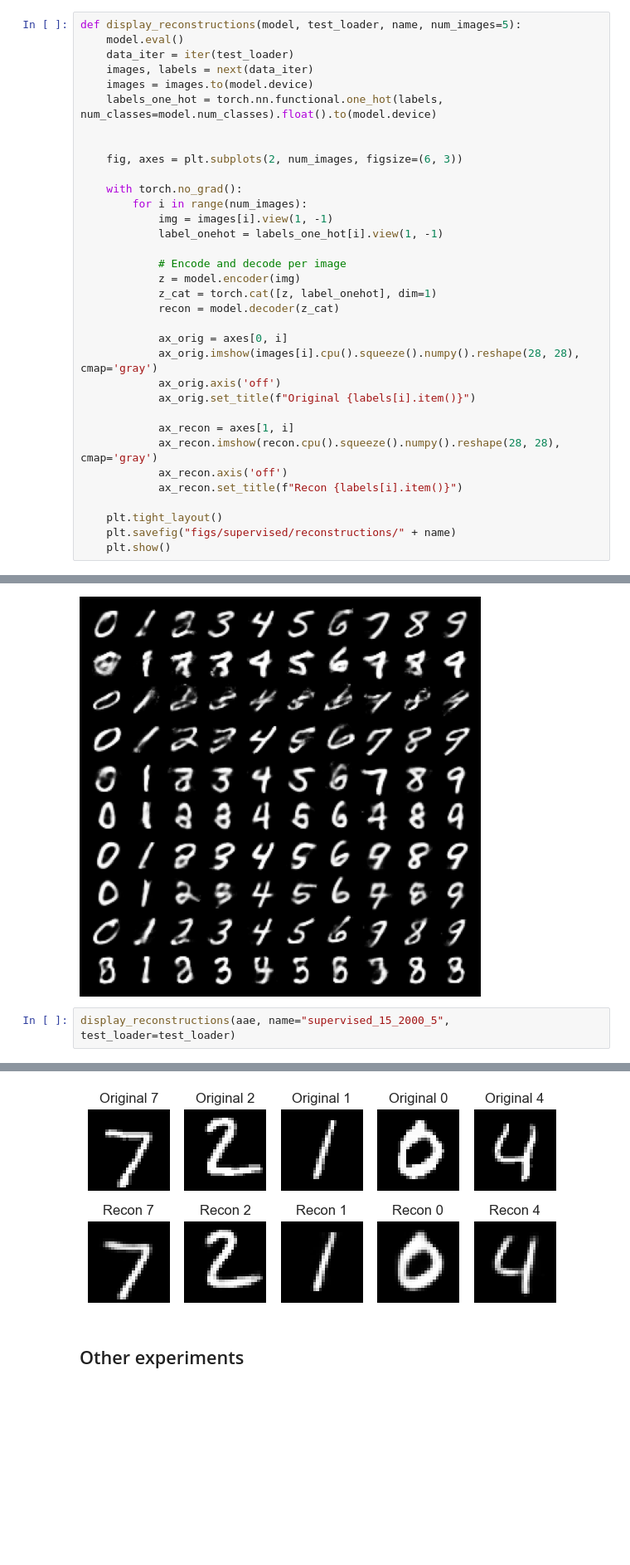
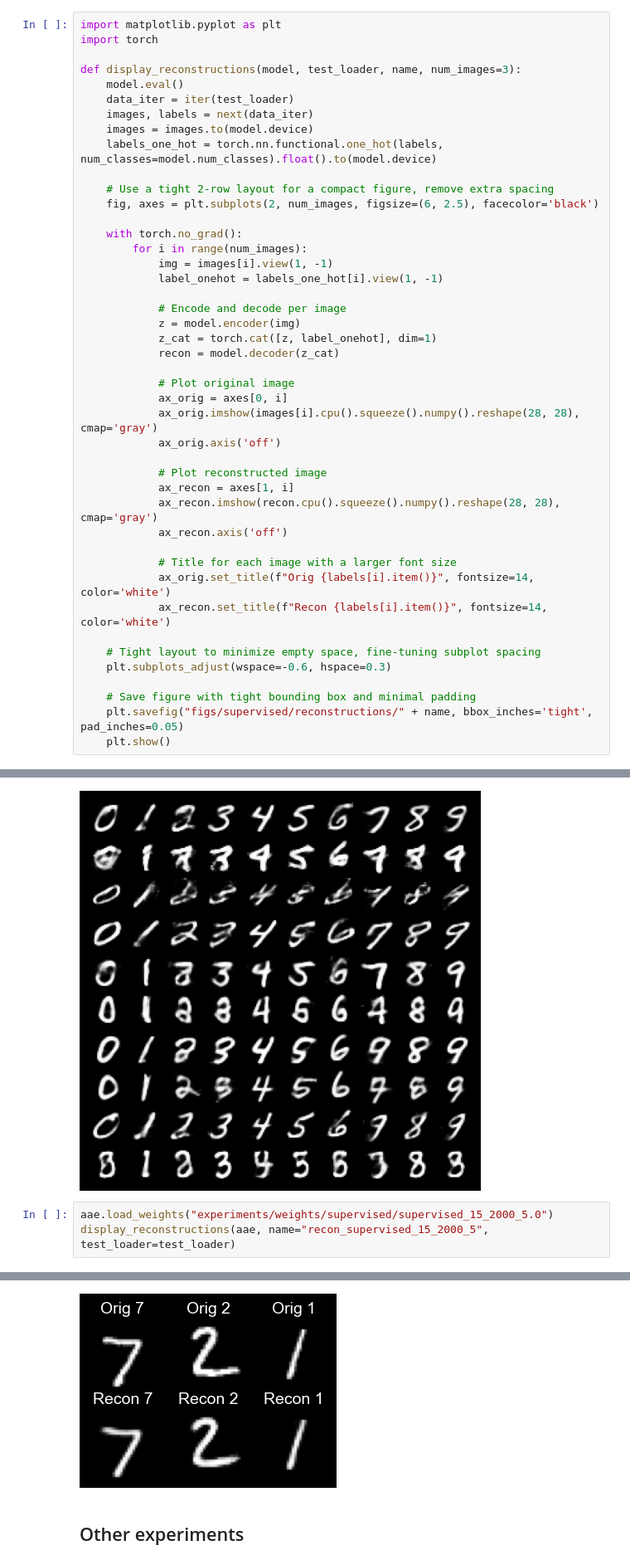
Before and after one commit to 1henrypage/adversarial-autoencoders, a Jupyter notebook: experiments/supervised_experiment.ipynb, the cells around one changed output, grey strips where cells are left out. Shown at 83% size. Saved outputs shown, nothing was run; the diff lists cells and outputs as text; blank space fills up the shorter version.

```diff
--- a/experiments/supervised_experiment.ipynb
+++ b/experiments/supervised_experiment.ipynb
@@ -59,15 +59,18 @@ aae = SupervisedAdversarialAutoencoder(
 # %% [markdown]
 ### Visualization Code
 # %%
-def display_reconstructions(model, test_loader, name, num_images=5):
+import matplotlib.pyplot as plt
+import torch
+
+def display_reconstructions(model, test_loader, name, num_images=3):
     model.eval()
     data_iter = iter(test_loader)
     images, labels = next(data_iter)
     images = images.to(model.device)
     labels_one_hot = torch.nn.functional.one_hot(labels, num_classes=model.num_classes).float().to(model.device)
 
-
-    fig, axes = plt.subplots(2, num_images, figsize=(6, 3))
+    # Use a tight 2-row layout for a compact figure, remove extra spacing
+    fig, axes = plt.subplots(2, num_images, figsize=(6, 2.5), facecolor='black')
 
     with torch.no_grad():
         for i in range(num_images):
@@ -79,18 +82,25 @@ def display_reconstructions(model, test_loader, name, num_images=5):
             z_cat = torch.cat([z, label_onehot], dim=1)
             recon = model.decoder(z_cat)
 
+            # Plot original image
             ax_orig = axes[0, i]
             ax_orig.imshow(images[i].cpu().squeeze().numpy().reshape(28, 28), cmap='gray')
             ax_orig.axis('off')
-            ax_orig.set_title(f"Original {labels[i].item()}")
 
+            # Plot reconstructed image
             ax_recon = axes[1, i]
             ax_recon.imshow(recon.cpu().squeeze().numpy().reshape(28, 28), cmap='gray')
             ax_recon.axis('off')
-            ax_recon.set_title(f"Recon {labels[i].item()}")
 
-    plt.tight_layout()
-    plt.savefig("figs/supervised/reconstructions/" + name)
+            # Title for each image with a larger font size
+            ax_orig.set_title(f"Orig {labels[i].item()}", fontsize=14, color='white')
+            ax_recon.set_title(f"Recon {labels[i].item()}", fontsize=14, color='white')
+
+    # Tight layout to minimize empty space, fine-tuning subplot spacing
+    plt.subplots_adjust(wspace=-0.6, hspace=0.3)
+
+    # Save figure with tight bounding box and minimal padding
+    plt.savefig("figs/supervised/reconstructions/" + name, bbox_inches='tight', pad_inches=0.05)
     plt.show()
 # %%
 import torch
@@ -139,5 +149,6 @@ generate_image_grid(aae, latent_dim=LATENT_DIM, name="supervised_15_2000_5", pri
 Weights loaded from experiments/weights/supervised/supervised_15_2000_5.0_*.pth
 [figure]
 # %%
-display_reconstructions(aae, name="supervised_15_2000_5", test_loader=test_loader)
+aae.load_weights("experiments/weights/supervised/supervised_15_2000_5.0")
+display_reconstructions(aae, name="recon_supervised_15_2000_5", test_loader=test_loader)
 # %% [output]
@@ -144,4 +156,4 @@ display_reconstructions(aae, name="supervised_15_2000_5", test_loader=test_loade
-[figure, old version]
+[figure, new version]
 # %% [markdown]
 ## Other experiments
 # %% [markdown]
```
Also changed, not shown: parts of 4 cells of this notebook, 10 other files.
